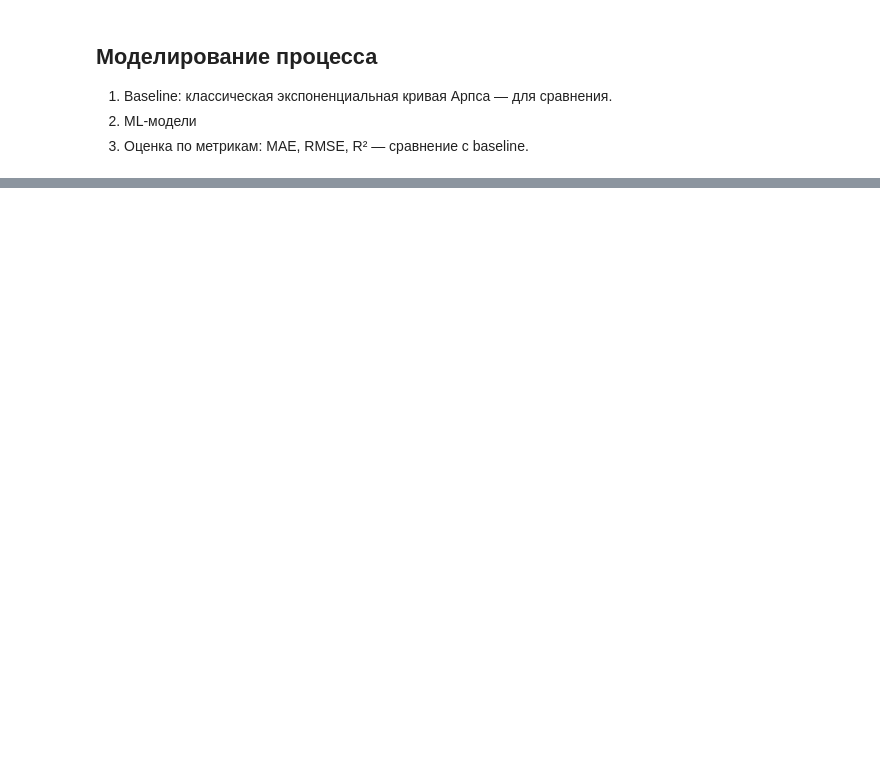
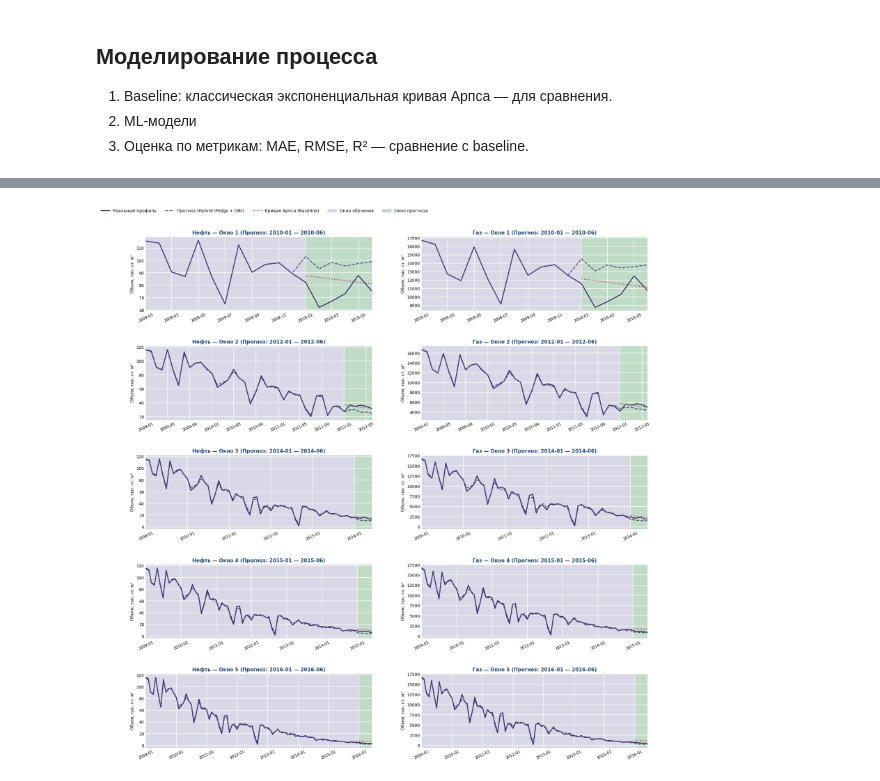
Before and after one commit to SashaVeremchuk/Gazprom-production-forecast, a Jupyter notebook: one_well.ipynb, the cells around one changed output, grey strips where cells are left out. Cells and saved outputs as stored; diff of their text form; code cells hidden in the pictures; blank space fills up the shorter version.

Commit message:
Построение модели Ridge + XGBoost Расчёт метрик и построение графиков

```diff
--- a/one_well.ipynb
+++ b/one_well.ipynb
@@ -232,6 +248,7 @@ p-value: 0.8988
 * `month` — порядковый номер календарного месяца (от 1 до 12) для учета сезонности.
 * `time_idx` — сквозной счетчик месяцев с начала работы скважины (0, 1, 2, ...), отражающий возраст скважины и общий тренд истощения.
 # %%
+# Берем очищенный месячный ряд скважины
 data = df_monthly.copy()
 
 # 1. Физические показатели (эффективный дебит, газовый фактор и обводненность)
@@ -241,22 +258,24 @@ data["water_rate"] = (data["BORE_WAT_VOL"] * 24) / data["ON_STREAM_HRS"]
 data["gor"] = data["gas_rate"] / (data["oil_rate"] + 1e-6)
 data["wc"] = data["water_rate"] / (data["water_rate"] + data["oil_rate"] + 1e-6)
 
-# 2. Лаги целевой переменной (за 1, 3, 6 месяцев) и скользящее среднее
+# 2. Лаги и скользящее среднее для НЕФТИ (1, 3, 6 месяцев)
 data["oil_lag_1"] = data["BORE_OIL_VOL"].shift(1)
 data["oil_lag_3"] = data["BORE_OIL_VOL"].shift(3)
 data["oil_lag_6"] = data["BORE_OIL_VOL"].shift(6)
 data["oil_roll_mean_3"] = data["BORE_OIL_VOL"].shift(1).rolling(window=3).mean()
 
-# 3. Лаги физических показателей и датчиков (только за прошлый месяц, чтобы не было утечки из будущего)
-extra_cols = ["oil_rate", "gor", "wc", "ON_STREAM_HRS", "AVG_DOWNHOLE_PRESSURE", "AVG_WHP_P"]
+# 3. Лаги и скользящее среднее для ГАЗА (1, 3, 6 месяцев)
+data["gas_lag_1"] = data["BORE_GAS_VOL"].shift(1)
+data["gas_lag_3"] = data["BORE_GAS_VOL"].shift(3)
+data["gas_lag_6"] = data["BORE_GAS_VOL"].shift(6)
+data["gas_roll_mean_3"] = data["BORE_GAS_VOL"].shift(1).rolling(window=3).mean()
+
+# 4. Физические показатели и датчики за прошлый месяц (без утечки из будущего)
+extra_cols = ["oil_rate", "gas_rate", "gor", "wc", "ON_STREAM_HRS", "AVG_DOWNHOLE_PRESSURE", "AVG_WHP_P"]
 for col in extra_cols:
     if col in data.columns:
         data[f"{col}_lag_1"] = data[col].shift(1)
 
-# 4. Календарные признаки и возраст скважины
+# 5. Сезонность (номер месяца) и возраст скважины
 data["month"] = data.index.month
 data["time_idx"] = range(len(data))
-
-# Оставляем таргет и признаки прошлого, удаляем первые 6 строк с NaN
-feature_cols = [c for c in data.columns if "lag" in c or "roll" in c or c in ["month", "time_idx"]]
-data = data[["BORE_OIL_VOL"] + feature_cols].dropna()
@@ -297,0 +506,76 @@ X_train_scaled: (79, 12), X_test_scaled: (12, 12)
+# %%
+best_model_name = "Hybrid (Ridge + GB)"
+
+# Цветовая палитра
+bg_train = "#d2d2e2"     # серо-сиреневый фон окна обучения
+bg_test = "#b5d6bd"      # мятно-зеленый фон окна прогноза
+line_color = "#322b63"   # темно-фиолетовая линия реального профиля
+pred_color = "#4b4482"   # пунктирная линия прогнозного профиля
+arps_color = "#b83b5e"   # бордовая линия кривой Арпса
+
+# Сетка 5 строк (окна) х 2 столбца (Нефть и Газ)
+fig, axes = plt.subplots(5, 2, figsize=(20, 19))
+fig.patch.set_facecolor("white")
+
+for row_idx, w in enumerate(windows):
+    window_id = w["id"]
+    tr = data.loc[:w["train_end"]]
+    te = data.loc[w["test_start"]:w["test_end"]]
+
+    # Объединяем даты обучения и теста для сплошного графика
+    dates_all = tr.index.append(te.index)
+
+    for col_idx, (fluid, fluid_name) in enumerate([("BORE_OIL_VOL", "Нефть"), ("BORE_GAS_VOL", "Газ")]):
+        ax = axes[row_idx, col_idx]
+
+        # Реальные значения (обучение + тест) в тыс. ст. м³
+        y_all = np.concatenate([tr[fluid].values, te[fluid].values]) / 1000.0
+
+        # Прогноз ML-модели (обучение + тест) в тыс. ст. м³
+        ml_res = ml_predictions[(best_model_name, fluid, window_id)]
+        pred_all = np.concatenate([ml_res["train"], ml_res["test"]]) / 1000.0
+
+        # Кривая Арпса на участке прогноза в тыс. ст. м³
+        arps_te = arps_predictions[(fluid, window_id)]["test"] / 1000.0
+
+        # Фоновые заливки: слева train, справа test
+        z_tr = ax.axvspan(tr.index.min(), te.index.min(), color=bg_train, alpha=0.85, zorder=0, label="Окно обучения")
+        z_te = ax.axvspan(te.index.min(), te.index.max(), color=bg_test, alpha=0.85, zorder=0, label="Окно прогноза")
+
+        # Белая сетка и отключение рамок
+        ax.grid(True, color="white", linestyle="-", linewidth=1.1, zorder=1)
+        ax.set_xlim(tr.index.min(), te.index.max())
+        for spine in ax.spines.values():
+            spine.set_visible(False)
+
+        # Рисуем реальный профиль, прогноз ML и кривую Арпса
+        l1, = ax.plot(dates_all, y_all, label="Реальный профиль", color=line_color, linewidth=2.0, zorder=3)
+        l2, = ax.plot(dates_all, pred_all, label=f"Прогноз ({best_model_name})", color=pred_color, linestyle="--", linewidth=1.8, zorder=4)
+        l3, = ax.plot(te.index, arps_te, label="Кривая Арпса (Baseline)", color=arps_color, linestyle=":", linewidth=2.2, zorder=5)
+
+        ax.set_title(
+            f"{fluid_name} — Окно {window_id} (Прогноз: {w['test_start'][:7]} — {w['test_end'][:7]})",
+            fontsize=11, fontweight="bold", color="#224b7a"
+        )
+        ax.set_ylabel("Объем, тыс. ст. м³", fontsize=9, fontfamily="serif")
+
+        ax.xaxis.set_major_formatter(mdates.DateFormatter("%Y-%m"))
+        ax.tick_params(axis="x", rotation=25, labelsize=8.5, length=0)
+        ax.tick_params(axis="y", labelsize=9, length=0)
+
+# Выносим общую легенду строго наверх влево над всей сеткой графиков
+leg = fig.legend(
+    handles=[l1, l2, l3, z_tr, z_te],
+    loc="upper left",
+    bbox_to_anchor=(0.05, 0.992),
+    ncol=5,
+    fontsize=9.5,
+    frameon=True,
+    facecolor="white"
+)
+leg.get_frame().set_linewidth(0)
+
+plt.subplots_adjust(top=0.94, hspace=0.48, wspace=0.22)
+plt.show()
+# %% [output]
+[figure, added]
```
Also changed, not shown: parts of 25 cells of this notebook.
